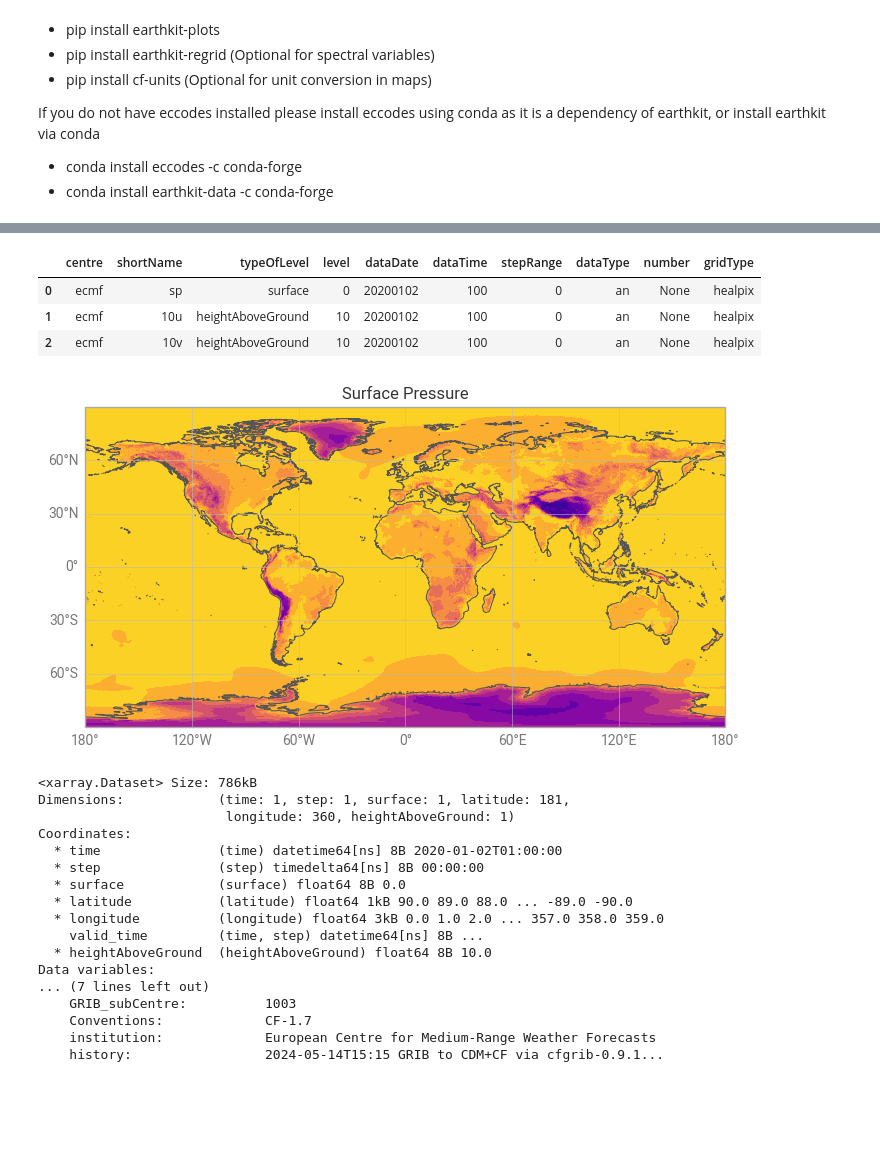
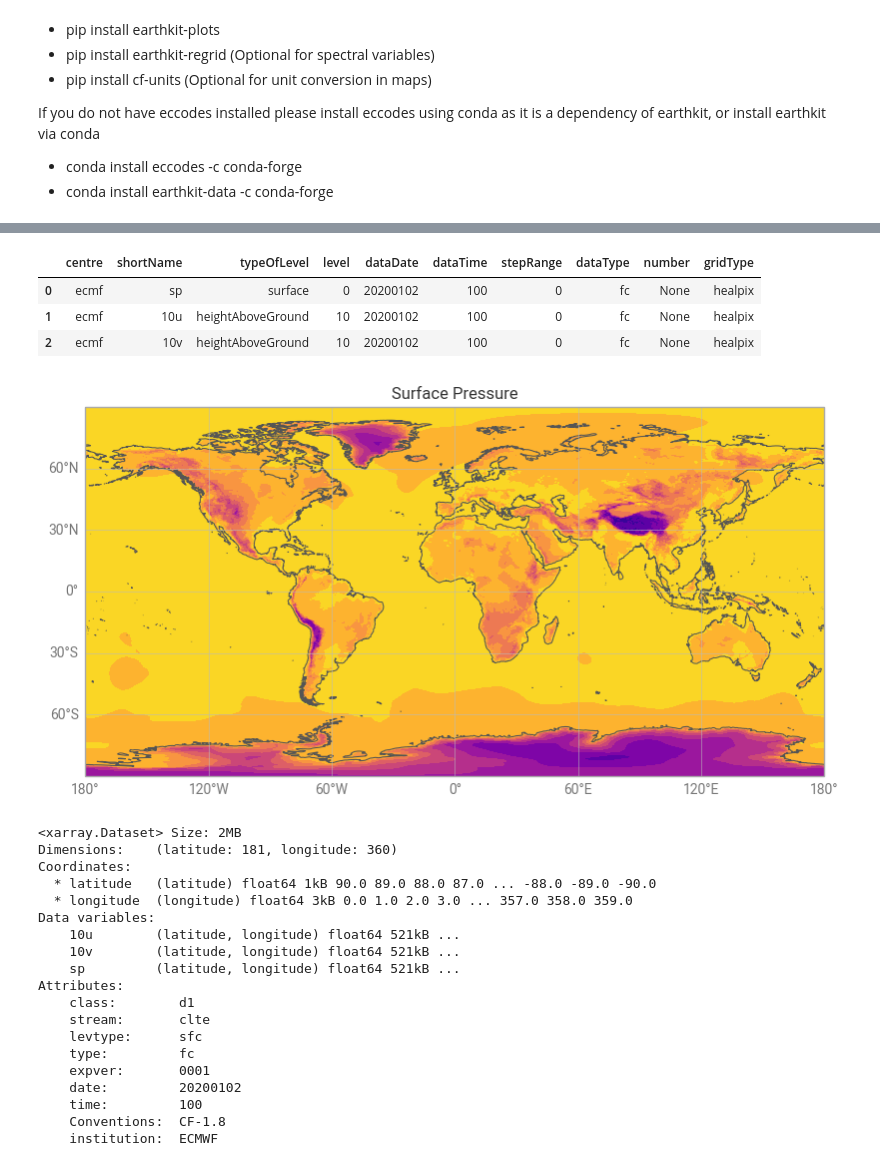
Before and after one commit to destination-earth-digital-twins/polytope-examples, a Jupyter notebook: climate-dt/climate-dt-earthkit-example.ipynb, the cells around one changed output, grey strips where cells are left out. Saved outputs shown, nothing was run; the diff lists cells and outputs as text; code cells hidden in the pictures; blank space fills up the shorter version.

```diff
--- a/climate-dt/climate-dt-earthkit-example.ipynb
+++ b/climate-dt/climate-dt-earthkit-example.ipynb
@@ -58,42 +79,46 @@ data = earthkit.data.from_source("polytope", "destination-earth", request, addre
+# %%
+data = earthkit.data.from_source("file", "data/climate-dt-earthkit-example.grib")
 # %%
 data.ls()
 # %% [output]
 |  | centre | shortName | typeOfLevel | level | dataDate | dataTime | stepRange | dataType | number | gridType |
-| 0 | ecmf | sp | surface | 0 | 20200102 | 100 | 0 | an | None | healpix |
-| 1 | ecmf | 10u | heightAboveGround | 10 | 20200102 | 100 | 0 | an | None | healpix |
-| 2 | ecmf | 10v | heightAboveGround | 10 | 20200102 | 100 | 0 | an | None | healpix |
+| 0 | ecmf | sp | surface | 0 | 20200102 | 100 | 0 | fc | None | healpix |
+| 1 | ecmf | 10u | heightAboveGround | 10 | 20200102 | 100 | 0 | fc | None | healpix |
+| 2 | ecmf | 10v | heightAboveGround | 10 | 20200102 | 100 | 0 | fc | None | healpix |
 # %%
 chart = earthkit.plots.Map(extent=[-180, 180, -90, 90])
 chart.plot(
-    data[0]
+    data[0],
 )
 
 chart.title("Surface Pressure")
 chart.coastlines()
 chart.gridlines()
 chart.show()
 # %% [output]
-[figure, old version]
+[figure, new version]
 # %%
 # Regrid t=from healpix for conversion to xarray
 data_latlon = earthkit.regrid.interpolate(data, out_grid={"grid": [1,1]}, method="linear")
 # Convert data to xarray
 data_latlon.to_xarray()
 # %% [output]
-<xarray.Dataset> Size: 786kB
-Dimensions:            (time: 1, step: 1, surface: 1, latitude: 181,
-                        longitude: 360, heightAboveGround: 1)
+<xarray.Dataset> Size: 2MB
+Dimensions:    (latitude: 181, longitude: 360)
 Coordinates:
-  * time               (time) datetime64[ns] 8B 2020-01-02T01:00:00
-  * step               (step) timedelta64[ns] 8B 00:00:00
-  * surface            (surface) float64 8B 0.0
-  * latitude           (latitude) float64 1kB 90.0 89.0 88.0 ... -89.0 -90.0
-  * longitude          (longitude) float64 3kB 0.0 1.0 2.0 ... 357.0 358.0 359.0
-    valid_time         (time, step) datetime64[ns] 8B ...
-  * heightAboveGround  (heightAboveGround) float64 8B 10.0
+  * latitude   (latitude) float64 1kB 90.0 89.0 88.0 87.0 ... -88.0 -89.0 -90.0
+  * longitude  (longitude) float64 3kB 0.0 1.0 2.0 3.0 ... 357.0 358.0 359.0
 Data variables:
-... (7 lines left out)
-    GRIB_subCentre:          1003
-    Conventions:             CF-1.7
-    institution:             European Centre for Medium-Range Weather Forecasts
-    history:                 2024-05-14T15:15 GRIB to CDM+CF via cfgrib-0.9.1...
+    10u        (latitude, longitude) float64 521kB ...
+    10v        (latitude, longitude) float64 521kB ...
+    sp         (latitude, longitude) float64 521kB ...
+Attributes:
+    class:        d1
+    stream:       clte
+    levtype:      sfc
+    type:         fc
+    expver:       0001
+    date:         20200102
+    time:         100
+    Conventions:  CF-1.8
+    institution:  ECMWF
```
Also changed, not shown: parts of 3 cells of this notebook.
